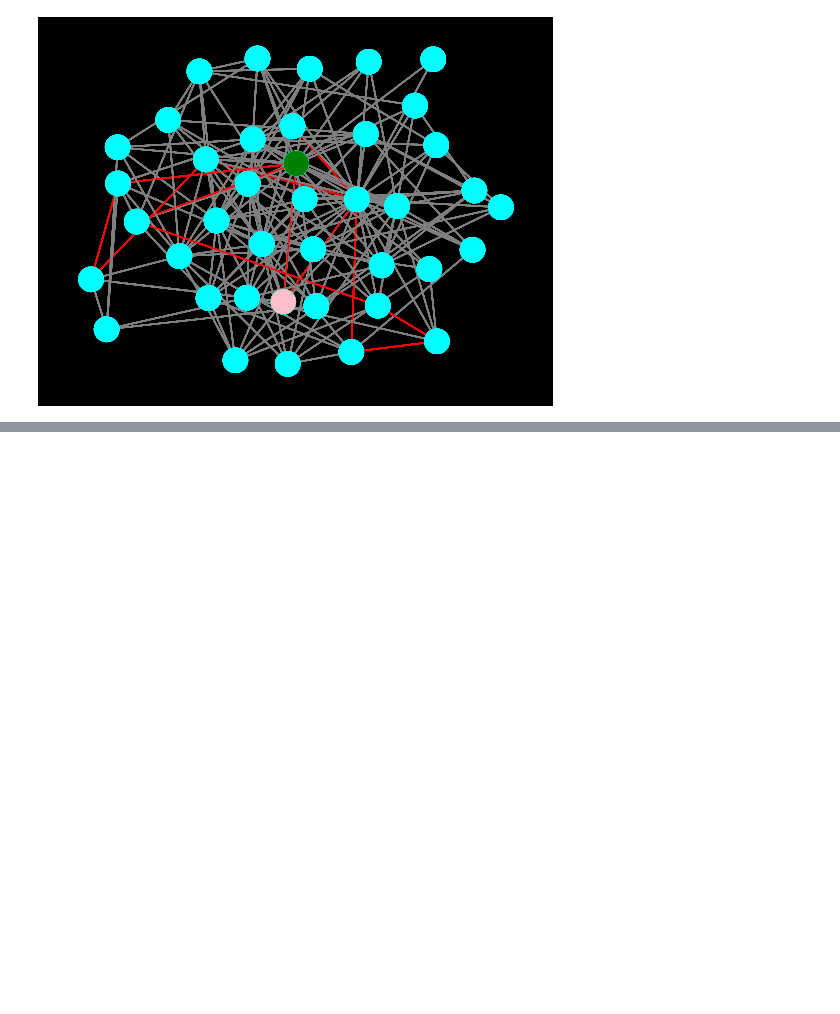
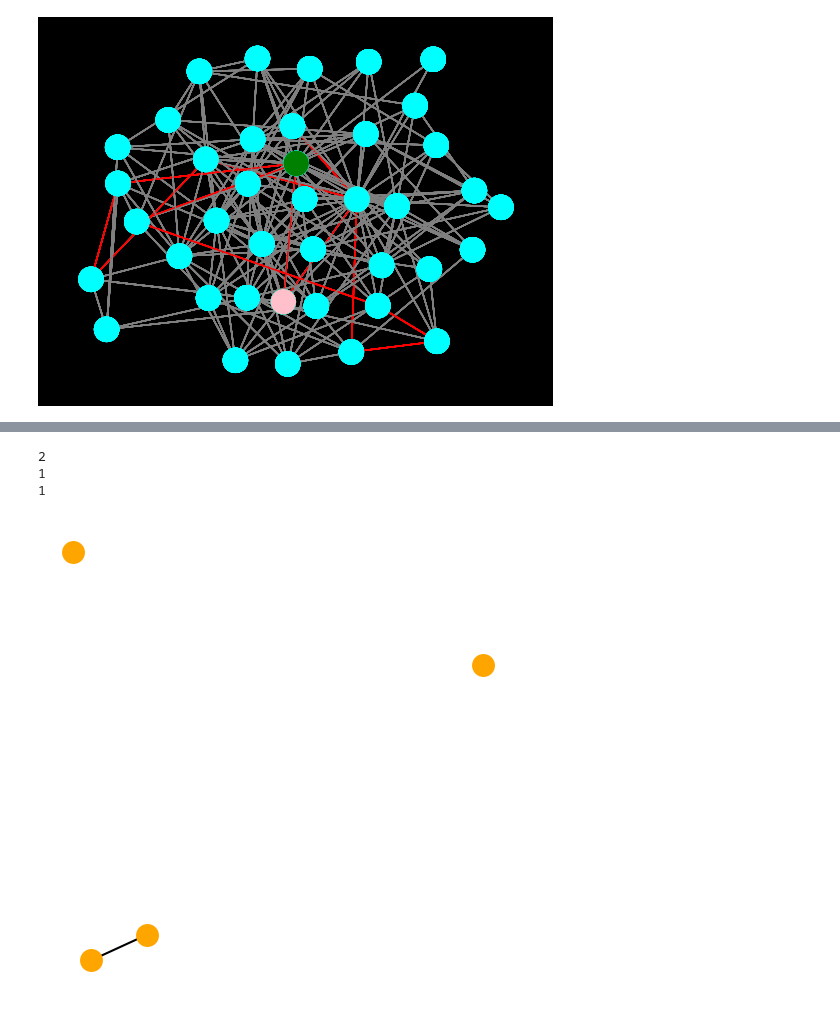
Before and after one commit to satuelisa/ICN2024, a Jupyter notebook: S4_resist.ipynb, the cells around one changed output, grey strips where cells are left out. Saved outputs shown, nothing was run; the diff lists cells and outputs as text; code cells hidden in the pictures; blank space fills up the shorter version.

```diff
--- a/S4_resist.ipynb
+++ b/S4_resist.ipynb
@@ -101,0 +104,22 @@ show = display(IPython.display.HTML(animation.to_html5_video()))
+# %%
+from random import choice
+
+Gc = G.copy()
+goal = 3 # to how many pieces we wish to break it
+n = G.number_of_nodes()
+m = G.number_of_edges()
+
+while True:
+  broken = choice(list(Gc.nodes))
+  Gc.remove_node(broken)
+  nNow = Gc.number_of_nodes()
+  mNow = Gc.number_of_edges()
+  print(f'{nNow} vertices, down from {n}')
+  print(f'{mNow} edges, down from {m}')
+  comp = [ cc for cc in nx.connected_components(Gc) ]
+  pieces = len(comp)
+  if pieces == 1:
+    avgd = nx.average_shortest_path_length(Gc)
+    print(f'Avg distance now at {avgd:.2f}')
+  elif pieces >= goal:
+    break
@@ -101,0 +144,14 @@ show = display(IPython.display.HTML(animation.to_html5_video()))
+# %%
+cc = nx.connected_components(Gc)
+for comp in cc:
+  print(len(comp))
+# %% [output]
+2
+1
+1
+# %%
+import matplotlib.pyplot as plt
+fig = plt.figure(1, figsize = (3, 3), dpi =  150)
+nx.draw(Gc, pos = nx.spring_layout(Gc), node_size = 100, node_color = 'orange')
+# %% [output]
+[figure, added]
```
Also changed, not shown: parts of 2 cells of this notebook.
